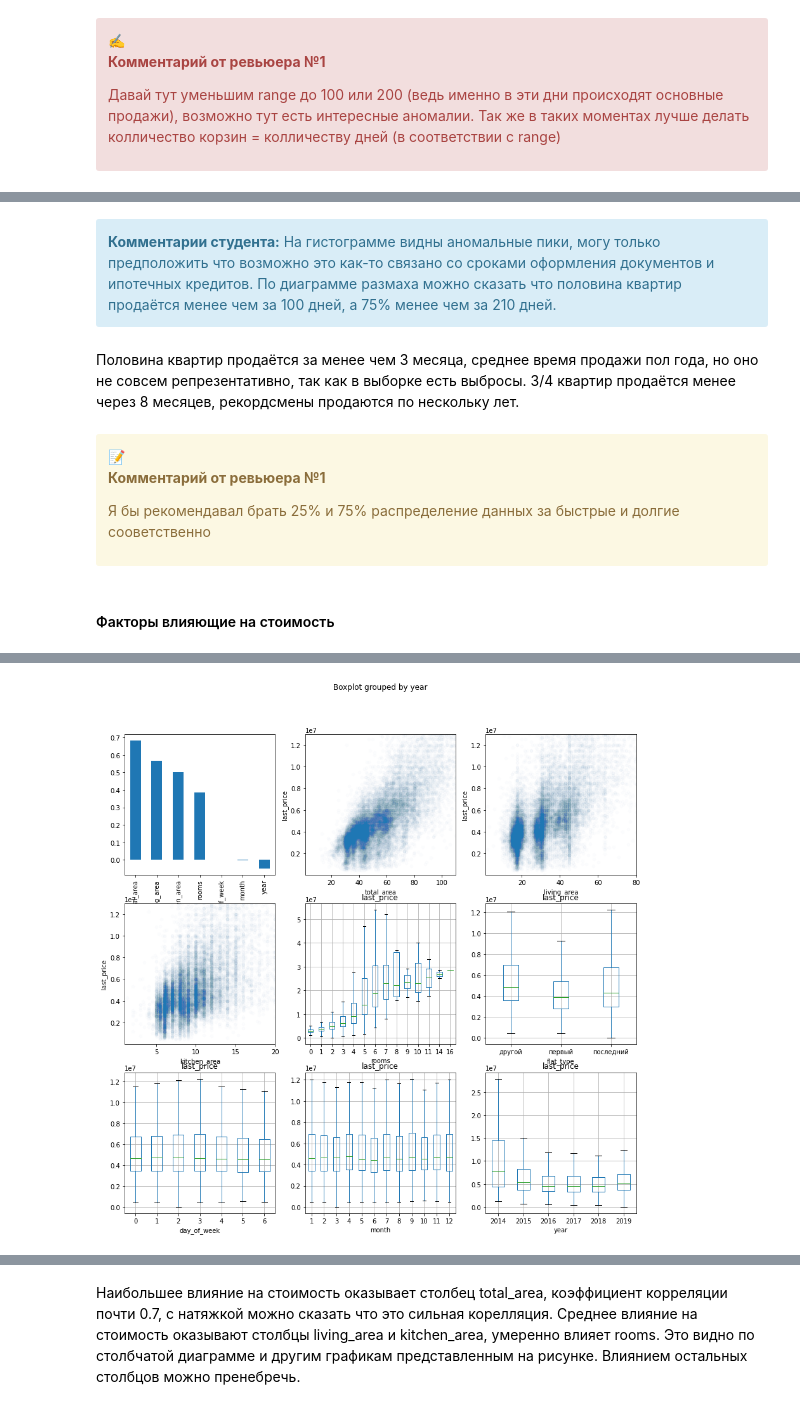
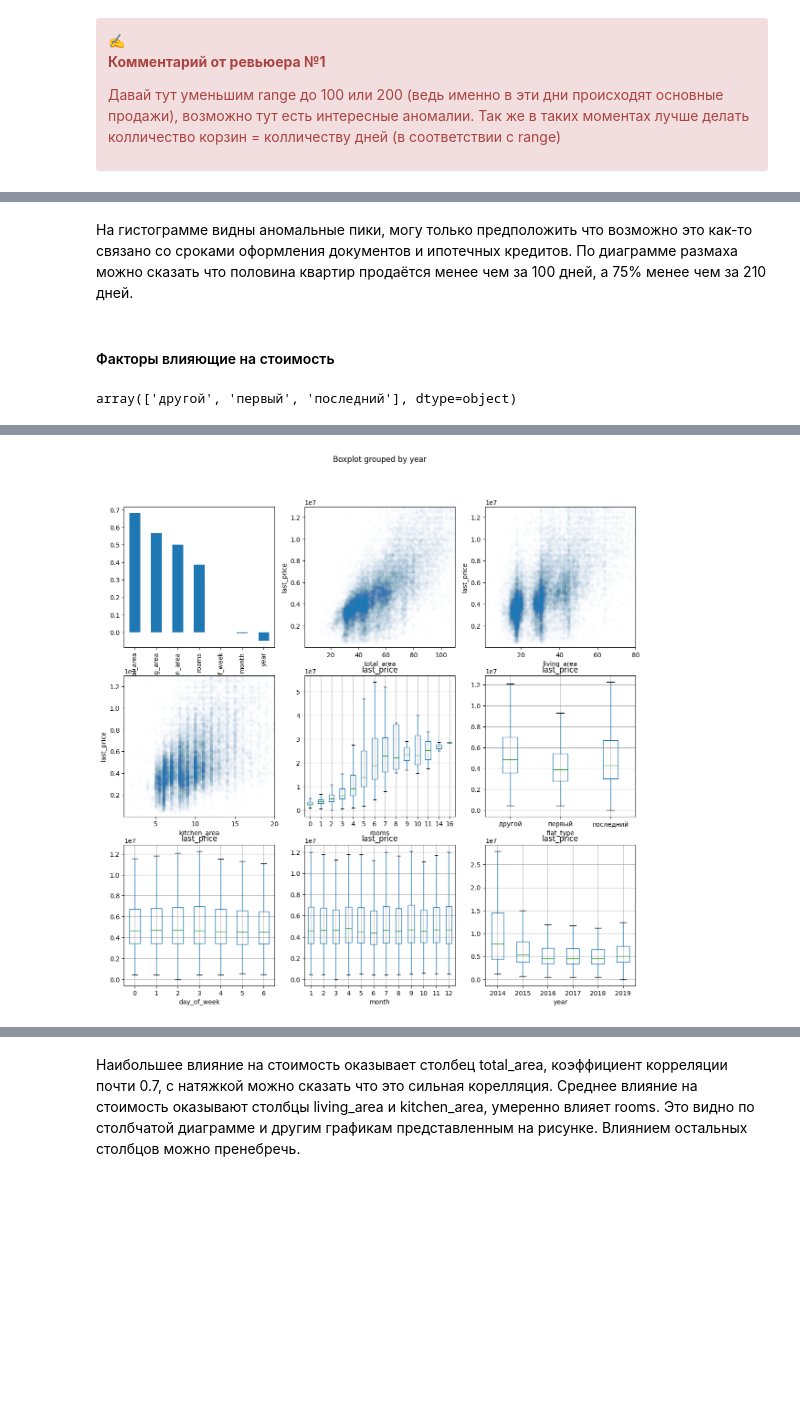
Before and after one commit to aydaraliev/data_science_course_yandex, a Jupyter notebook: 03_exploratory_data_analysis_project.ipynb, the cells around one changed output, grey strips where cells are left out. Saved outputs shown, nothing was run; the diff lists cells and outputs as text; code cells hidden in the pictures; blank space fills up the shorter version.

```diff
--- a/03_exploratory_data_analysis_project.ipynb
+++ b/03_exploratory_data_analysis_project.ipynb
@@ -94,2 +15,0 @@ import pandas as pd
-# %%
-df = pd.read_csv('/datasets/real_estate_data.csv', sep='\t')
@@ -96,3 +29,9 @@ df = pd.read_csv('/datasets/real_estate_data.csv', sep='\t')
+# %%
+try:
+    df = pd.read_csv('./real_estate_data.csv', sep='\t')
+except FileNotFoundError:
+    print("ФАЙЛ НЕ УДАЛОСЬ НАЙТИ ЛОКАЛЬНО, СКАЧИВАЮ ИЗ ОБЛАКА")
+    df = pd.read_csv("####", sep='\t')
 # %%
 # общая информация
 df.info()
@@ -514,7 +393,6 @@ df.replace(
         'городской посёлок мга': 'посёлок городского типа мга',
         'городской посёлок назия': 'посёлок городского типа назия',
         'деревня рабитицы': 'посёлок рабитицы',
-        'деревня зимитицы': 'посёлок зимитицы'
     }},
     inplace=True
 )
@@ -1054,17 +723,11 @@ median 95.0
 # %% [markdown]
-<div class="alert alert-info"> <b>Комментарии студента:</b> На гистограмме видны аномальные пики, могу только предположить что возможно это как-то связано со сроками оформления документов и ипотечных кредитов. По диаграмме размаха можно сказать что половина квартир продаётся менее чем за 100 дней, а 75% менее чем за 210 дней.</div>
+На гистограмме видны аномальные пики, могу только предположить что возможно это как-то связано со сроками оформления документов и ипотечных кредитов. По диаграмме размаха можно сказать что половина квартир продаётся менее чем за 100 дней, а 75% менее чем за 210 дней.
-# %% [markdown]
-Половина квартир продаётся за менее чем 3 месяца, среднее время продажи пол года, но оно не совсем репрезентативно, так как в выборке есть выбросы. 3/4 квартир продаётся менее через 8 месяцев, рекордсмены продаются по нескольку лет.
-# %% [markdown]
-<div class="alert alert-block alert-warning">📝
-
-
-__Комментарий от ревьюера №1__
-
-Я бы рекомендавал брать 25% и 75% распределение данных за быстрые и долгие сооветственно
-</div>
 # %% [markdown]
 #### Факторы влияющие на стоимость
+# %%
+df['flat_type'].unique()
+# %% [output]
+array(['другой', 'первый', 'последний'], dtype=object)
 # %%
 """общей площади;
 жилой площади;
@@ -1077,7 +740,7 @@ import numpy as np
 fig, axis = plt.subplots(3, 3, figsize=(14,14))
 
 df[['total_area', 'living_area', 'kitchen_area', 'rooms',
-    'flat_type', 'day_of_week', 'month', 'year']].corrwith(df.last_price).plot(kind='bar', ax=axis[0,0])
+    'day_of_week', 'month', 'year']].corrwith(df.last_price).plot(kind='bar', ax=axis[0,0])
 df.plot.scatter('total_area', 'last_price', alpha=0.01, ylim=(1, 1.3e7), xlim=(1, 110), sharex=False, ax=axis[0,1])
 df.plot.scatter('living_area', 'last_price', alpha=0.01, ylim=(1, 1.3e7), xlim=(1, 80), sharex=False, ax=axis[0,2])
 df.plot.scatter('kitchen_area', 'last_price', alpha=0.01, ylim=(1, 1.3e7), xlim=(1, 20), sharex=False, ax=axis[1,0])
@@ -1087,7 +750,7 @@ df.boxplot(column = 'last_price', by='day_of_week', showfliers=False, ax=axis[2,
 df.boxplot(column = 'last_price', by='month', showfliers=False, ax=axis[2,1])
 df.boxplot(column = 'last_price', by='year', showfliers=False, ax=axis[2,2])
 print(df[['total_area', 'living_area', 'kitchen_area', 'rooms',
-    'flat_type', 'day_of_week', 'month', 'year']].corrwith(df.last_price))
+      'day_of_week', 'month', 'year']].corrwith(df.last_price))
 data, index = pd.factorize(df['flat_type'], sort=True)
 print(np.unique(data), index)
 print("корреляция типа этажа", pd.Series(data = data).corr(df['last_price']))
@@ -1105 +768 @@ dtype: float64
-[figure, old version]
+[figure, new version]
```
Also changed, not shown: parts of 98 cells of this notebook, 19 other files.
